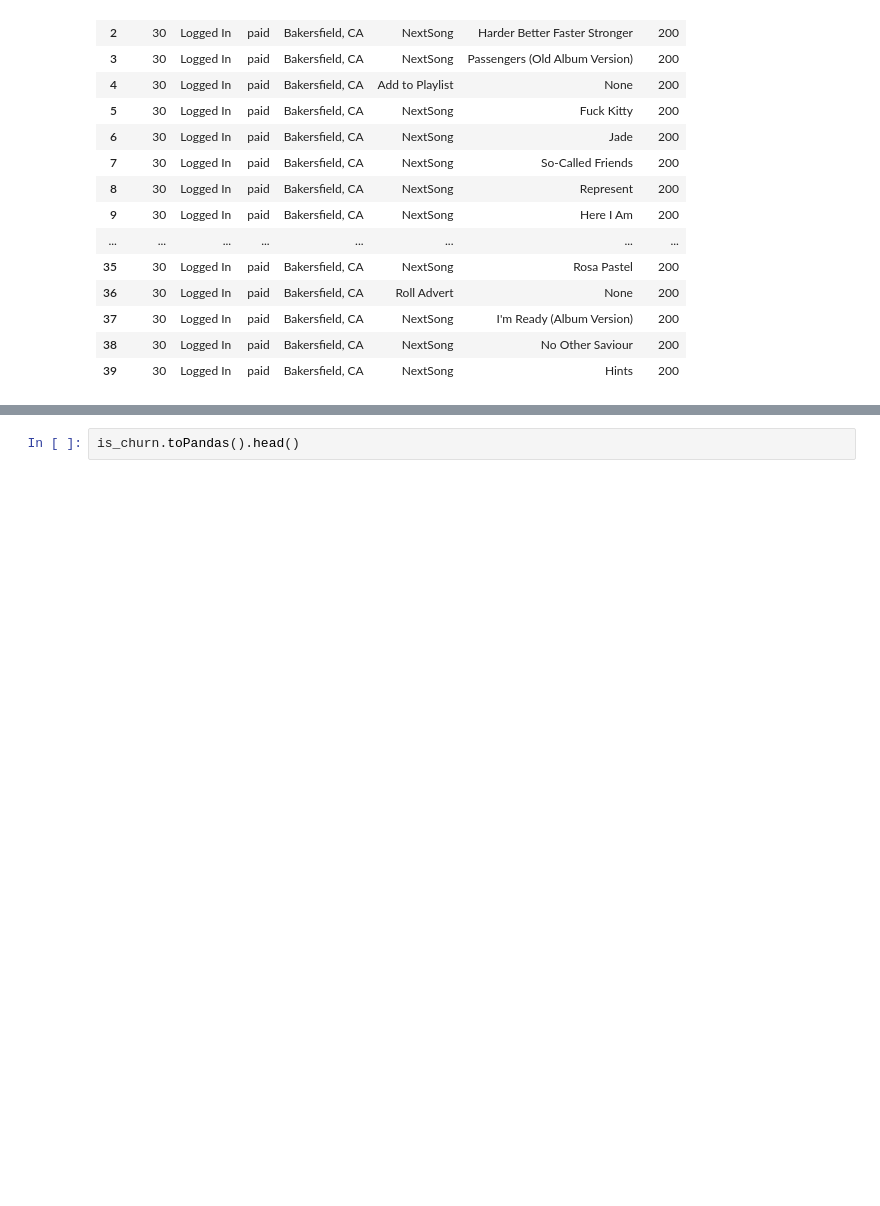
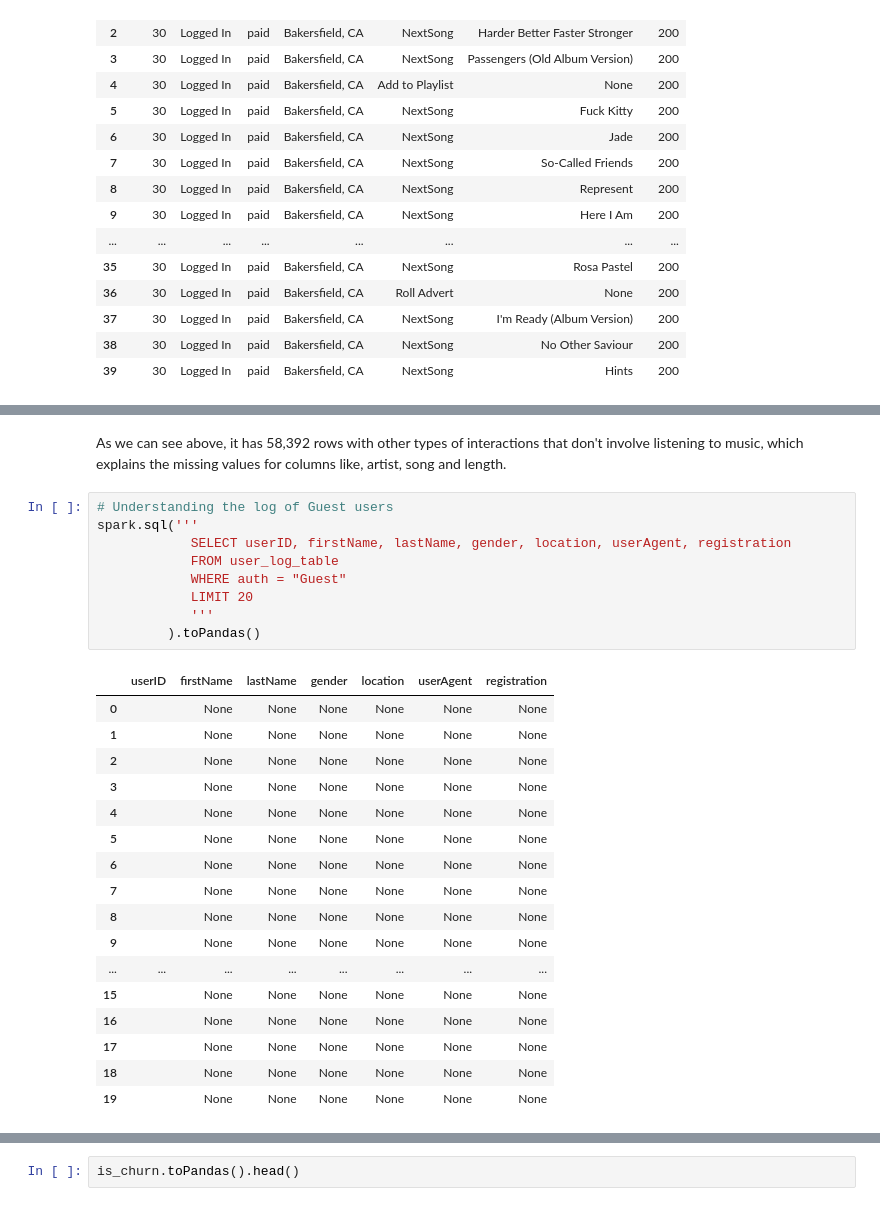
Before and after one commit to thiagolimaop/sparkify_churn, a Jupyter notebook: Sparkify.ipynb, the cells around one changed output, grey strips where cells are left out. Cells and saved outputs as stored; diff of their text form; blank space fills up the shorter version.

Commit message:
fix: displaying some relevant statistics about missing data

```diff
--- a/Sparkify.ipynb
+++ b/Sparkify.ipynb
@@ -145,0 +214,29 @@ spark.sql('''
+# %% [markdown]
+As we can see above, it has 58,392 rows with other types of interactions that don't involve listening to music, which explains the missing values for columns like, artist, song and length.
+# %%
+# Understanding the log of Guest users
+spark.sql('''
+            SELECT userID, firstName, lastName, gender, location, userAgent, registration
+            FROM user_log_table
+            WHERE auth = "Guest"
+            LIMIT 20
+            '''
+         ).toPandas()
+# %% [output]
+|  | userID | firstName | lastName | gender | location | userAgent | registration |
+| 0 |  | None | None | None | None | None | None |
+| 1 |  | None | None | None | None | None | None |
+| 2 |  | None | None | None | None | None | None |
+| 3 |  | None | None | None | None | None | None |
+| 4 |  | None | None | None | None | None | None |
+| 5 |  | None | None | None | None | None | None |
+| 6 |  | None | None | None | None | None | None |
+| 7 |  | None | None | None | None | None | None |
+| 8 |  | None | None | None | None | None | None |
+| 9 |  | None | None | None | None | None | None |
+| ... | ... | ... | ... | ... | ... | ... | ... |
+| 15 |  | None | None | None | None | None | None |
+| 16 |  | None | None | None | None | None | None |
+| 17 |  | None | None | None | None | None | None |
+| 18 |  | None | None | None | None | None | None |
+| 19 |  | None | None | None | None | None | None |
```
Also changed, not shown: parts of 21 cells of this notebook.
